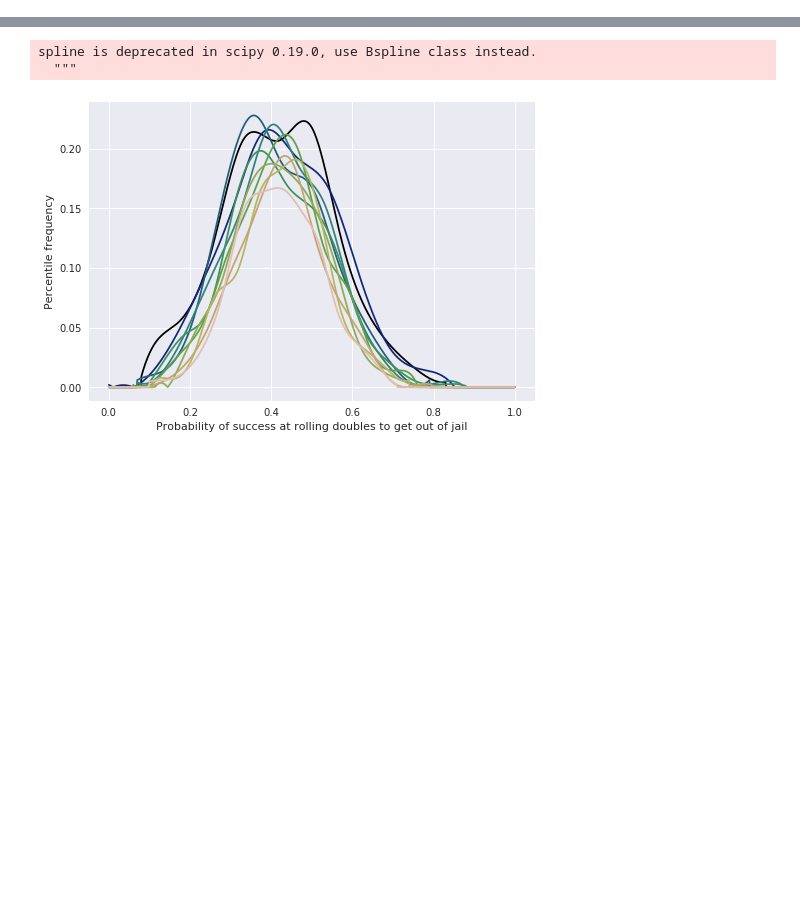
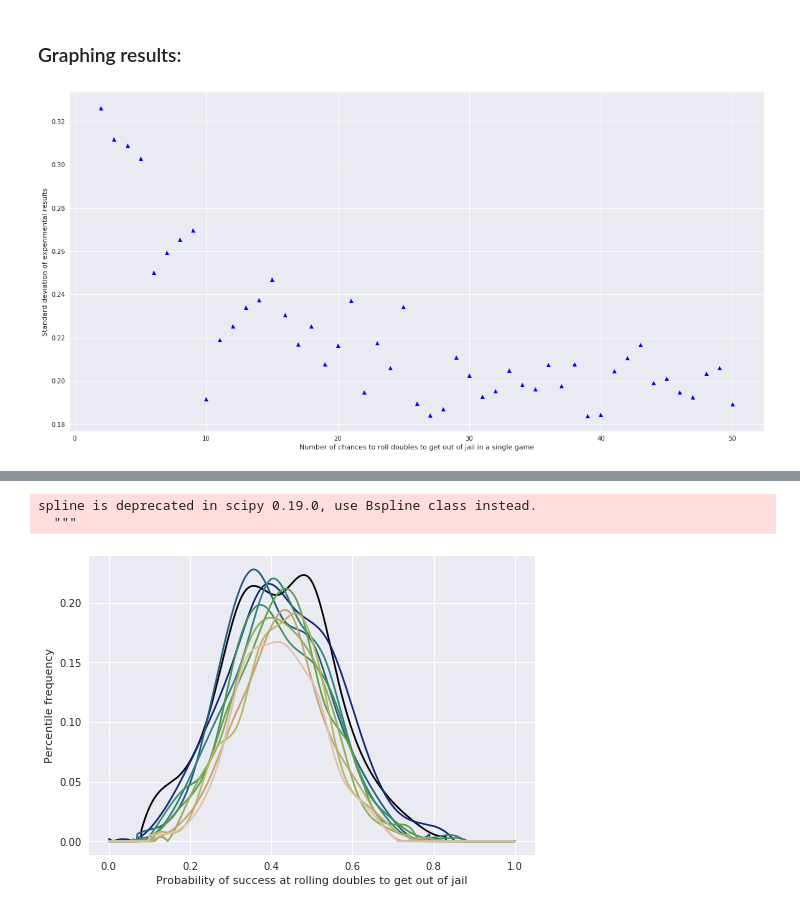
Before and after one commit to bellentuck/Maths, a Jupyter notebook: dice-rolls.ipynb, the cells around one changed output, grey strips where cells are left out. Cells and saved outputs as stored; diff of their text form; code cells hidden in the pictures; blank space fills up the shorter version.

Commit message:
Refactoring experiment, analysis, and graphing procedures

```diff
--- a/dice-rolls.ipynb
+++ b/dice-rolls.ipynb
@@ -74,3 +78,10 @@ def removeZeros(data):
     Remove zero-counts to de-sparse the space.
     '''
     return [[i,j] for i,j in data if j > 0.0 and j <= 1]
+# %%
+def calculateStd(data):
+    '''
+    Calculates standard deviation from a non-sparse
+    (i.e., zeros removed) list of data points (data).
+    '''
+    return np.std(data)
@@ -76,0 +117,4 @@ def removeZeros(data):
+# %%
+data = compileExperimentalData()
+# %%
+testData = compileExperimentalData()
@@ -77,2 +140,4 @@ def removeZeros(data):
+# %% [markdown]
+### Graphing results:
 # %%
 def smoothDataForGraphing(data):
@@ -86,0 +184,28 @@ def smoothDataForGraphing(data):
+# %%
+def graphStd(data):
+    '''
+    Graph standard deviations of experimental results.
+
+    This function takes in data of the form
+        {
+         'i_1': {'data': c_1, 'std': d_1},
+         ...,
+         'i_n': {'data': c_n, 'std': d_n}
+        }.
+    '''
+    plt.xlabel('Number of chances to roll doubles to get out of jail in a single game')
+    plt.ylabel('Standard deviation of experimental results')
+    plt.rcParams['figure.figsize'] = [20,10]
+
+    graphableData = []
+    for k,v in data.items():
+        graphableData.append([int(k), v['std']])
+    x = [i[0] for i in graphableData]
+    y = [i[1] for i in graphableData]
+
+    plt.plot(x,y, 'b^')
+    plt.show()
+# %%
+graphStd(testData)
+# %% [output]
+[figure, added]
```
Also changed, not shown: parts of 14 cells of this notebook.
